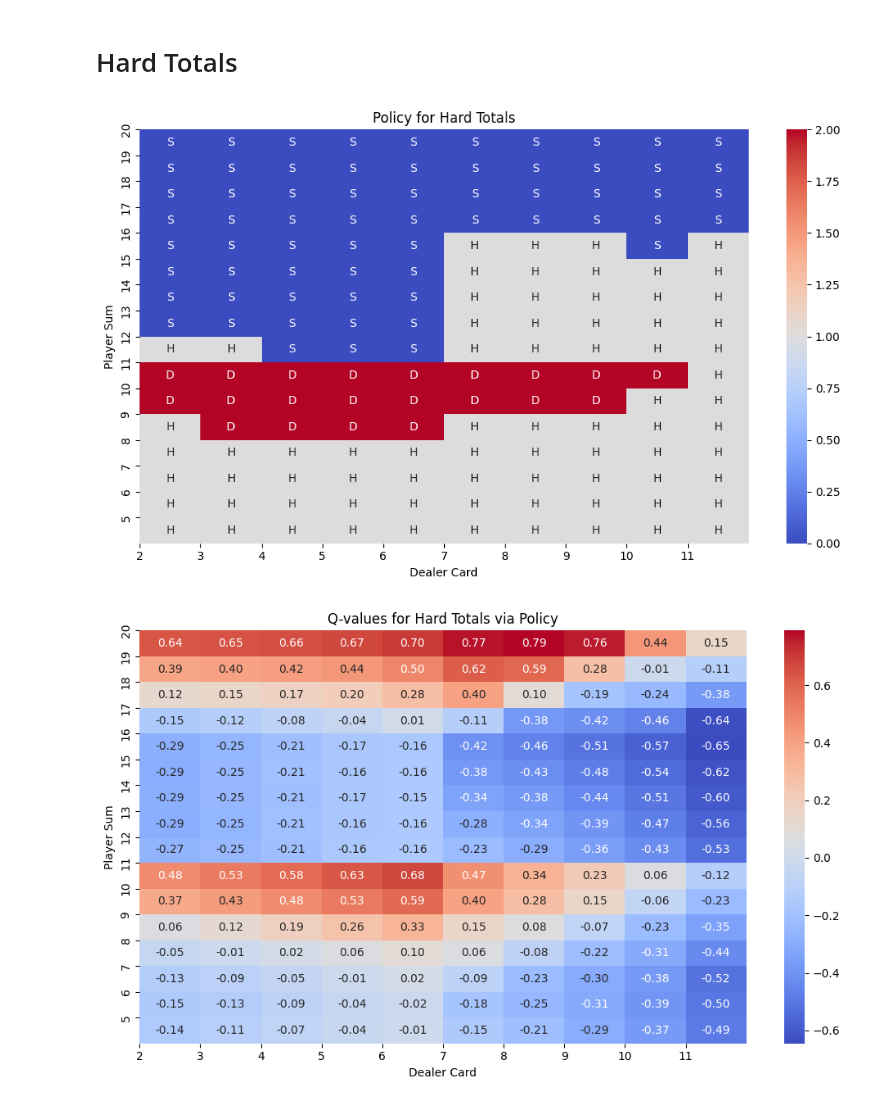
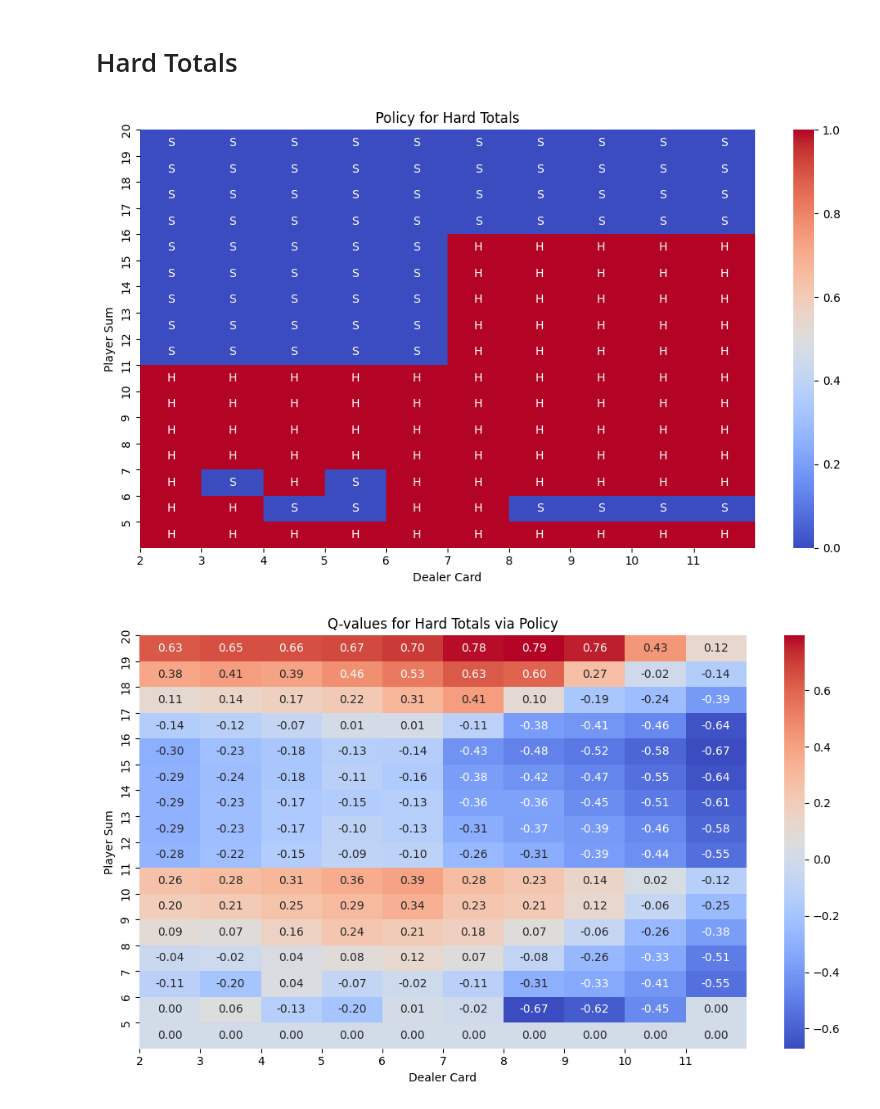
Before and after one commit to Horizon-42/black_jack, a Jupyter notebook: analysis.ipynb, the cells around one changed output. Saved outputs shown, nothing was run; the diff lists cells and outputs as text; code cells hidden in the pictures.

```diff
--- a/analysis.ipynb
+++ b/analysis.ipynb
@@ -59,6 +33,9 @@ print(Q)
 # Show Optimal Policy
 ## Split Policy
 # %%
+from train_mc import load_agent
+policy, Q = load_agent("MCEp_StandHitDoubleSplit_Pretrained1")
+
 # plot_split_policy(policy)
 plot_policy_and_Q(Q,policy, ChartName.Split, True)
 # %% [output]
@@ -75,7 +57,7 @@ plot_policy_and_Q(Q,policy, ChartName.SoftTotals, can_double=True)
 # %% [markdown]
 # Hard Totals
 # %%
-plot_policy_and_Q(Q, policy, ChartName.HardTotals,can_double=True)
+plot_policy_and_Q(Q, policy, ChartName.HardTotals,can_double=False)
 # %% [output]
-[figure, old version]
+[figure, new version]
-[figure, old version]
+[figure, new version]
```
Also changed, not shown: parts of 8 cells of this notebook, 4 other files.
